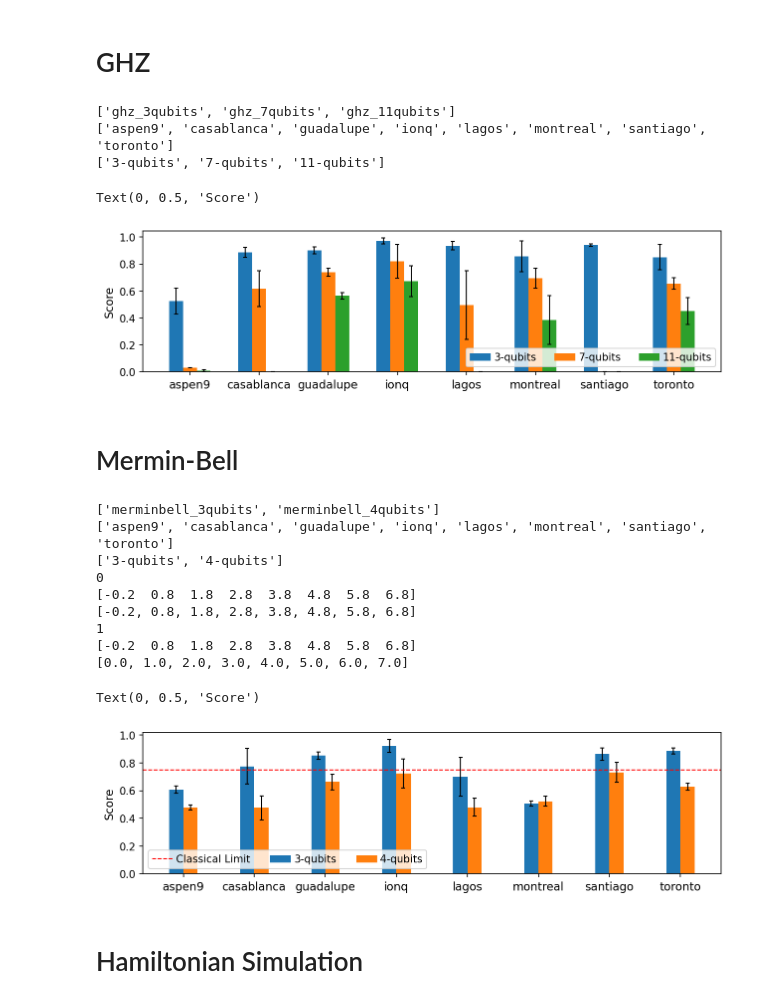
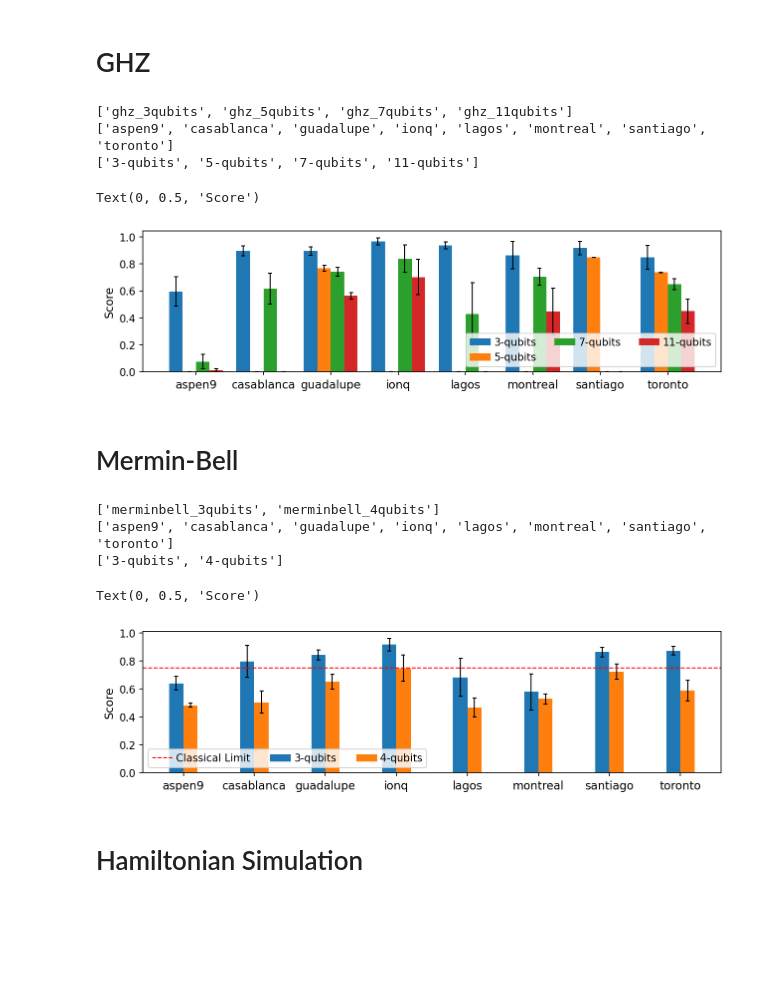
Before and after one commit to 00mjk/superMarq-1, a Jupyter notebook: examples/figures.ipynb, the cells around one changed output. Drawn from its saved outputs; the diff is of its cells as text; code cells hidden in the pictures; blank space fills up the shorter version.

```diff
--- a/examples/figures.ipynb
+++ b/examples/figures.ipynb
@@ -76,37 +85,37 @@ width = 0.2
 
 benchmarks = sorted([idx for idx in df.columns if 'ghz' in idx], key=lambda n: int(n.split('_')[1].strip('qubits')))
 names = get_names(df, benchmarks)
 labels = ['-q'.join(n.split('_')[1].split('q')) for n in benchmarks]
 print(benchmarks)
 print(names)
 print(labels)
 
 for i, bmark in enumerate(benchmarks):
     column_df = df.loc[:, bmark]
     means = [column_df.loc[qpu][0] if isinstance(column_df.loc[qpu], tuple) else 0 for qpu in names]
     stddevs = [column_df.loc[qpu][1] if isinstance(column_df.loc[qpu], tuple) else 0 for qpu in names]
     lower_errs = [std if (m - std) > 0 else m for std, m in zip(stddevs, means)]
     upper_errs = [std if (m + std) < 1 else (1-m) for std, m in zip(stddevs, means)]
 
-    xvals = np.arange(len(names)) - width*1.5
+    xvals = np.arange(len(names)) - width*2
     x = [val + width*i for val in xvals]
 
     ax.bar(x, means, yerr=[lower_errs, upper_errs], width=width, label=labels[i], align='edge',
            capsize=2, error_kw={'lw':1})
 
 
 ax.set_xticks(range(len(names)))
 ax.set_xticklabels(names, fontsize=11)
 ax.legend(fontsize=10, loc='lower right', mode='expand', ncol=3, bbox_to_anchor=(0.55, 0., 0.45, 0.5), handletextpad=0.3)
 ax.set_ylabel('Score', fontsize=11)
 #plt.tight_layout()
 #fig.savefig('figures/qaoa_scores_revised.pdf')
 # %% [output]
-['ghz_3qubits', 'ghz_7qubits', 'ghz_11qubits']
+['ghz_3qubits', 'ghz_5qubits', 'ghz_7qubits', 'ghz_11qubits']
 ['aspen9', 'casablanca', 'guadalupe', 'ionq', 'lagos', 'montreal', 'santiago', 'toronto']
-['3-qubits', '7-qubits', '11-qubits']
+['3-qubits', '5-qubits', '7-qubits', '11-qubits']
 Text(0, 0.5, 'Score')
-[figure, old version]
+[figure, new version]
 # %% [markdown]
 # Mermin-Bell
 # %%
@@ -131,9 +140,6 @@ for i, bmark in enumerate(benchmarks):
 
     xvals = np.arange(len(names)) - width
     x = [val + width*i for val in xvals]
-    print(i)
-    print(xvals)
-    print(x)
 
     ax.bar(x, means, yerr=[lower_errs, upper_errs], width=width, label=labels[i], align='edge',
            capsize=2, error_kw={'lw':1})
@@ -150,14 +156,8 @@ ax.set_ylabel('Score', fontsize=11)
 ['merminbell_3qubits', 'merminbell_4qubits']
 ['aspen9', 'casablanca', 'guadalupe', 'ionq', 'lagos', 'montreal', 'santiago', 'toronto']
 ['3-qubits', '4-qubits']
-0
-[-0.2  0.8  1.8  2.8  3.8  4.8  5.8  6.8]
-[-0.2, 0.8, 1.8, 2.8, 3.8, 4.8, 5.8, 6.8]
-1
-[-0.2  0.8  1.8  2.8  3.8  4.8  5.8  6.8]
-[0.0, 1.0, 2.0, 3.0, 4.0, 5.0, 6.0, 7.0]
 Text(0, 0.5, 'Score')
-[figure, old version]
+[figure, new version]
 # %% [markdown]
 # Hamiltonian Simulation
 # %%
```
Also changed, not shown: parts of 13 cells of this notebook, 2 other files.
